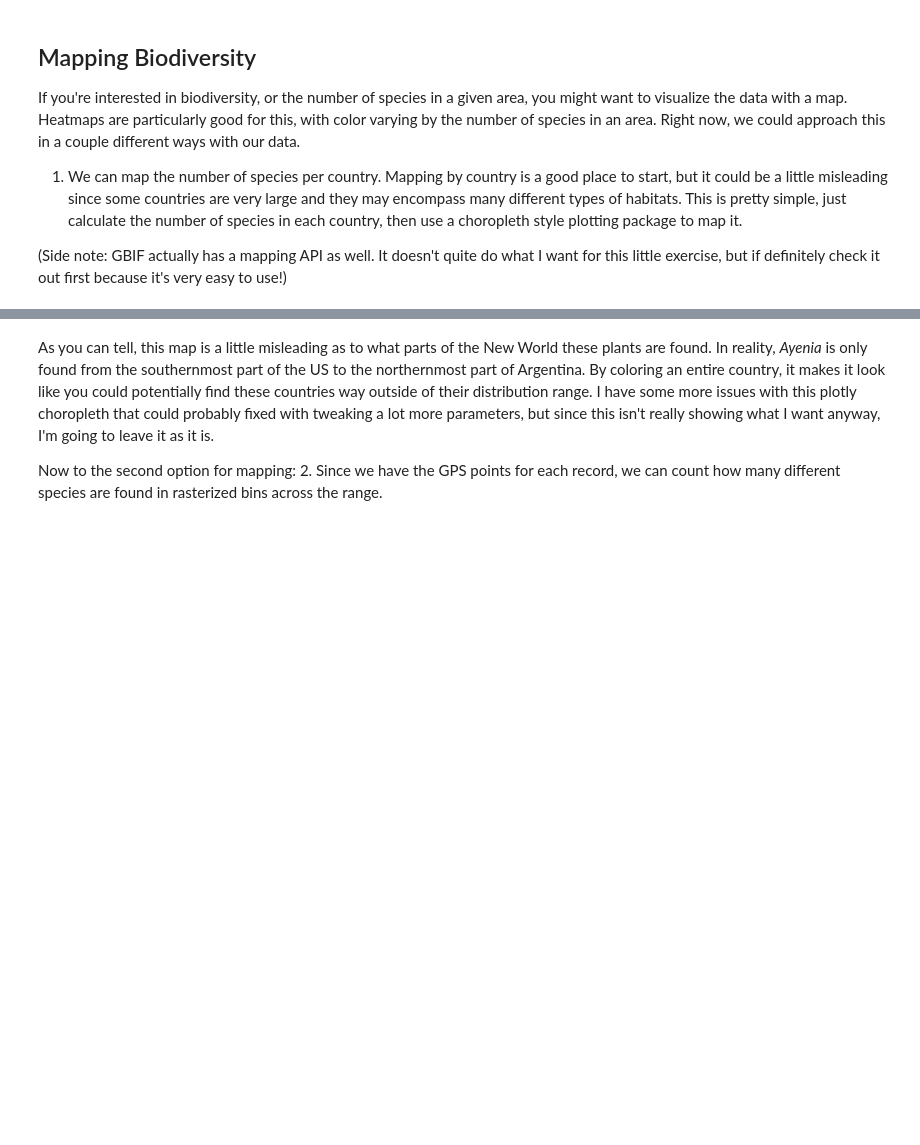
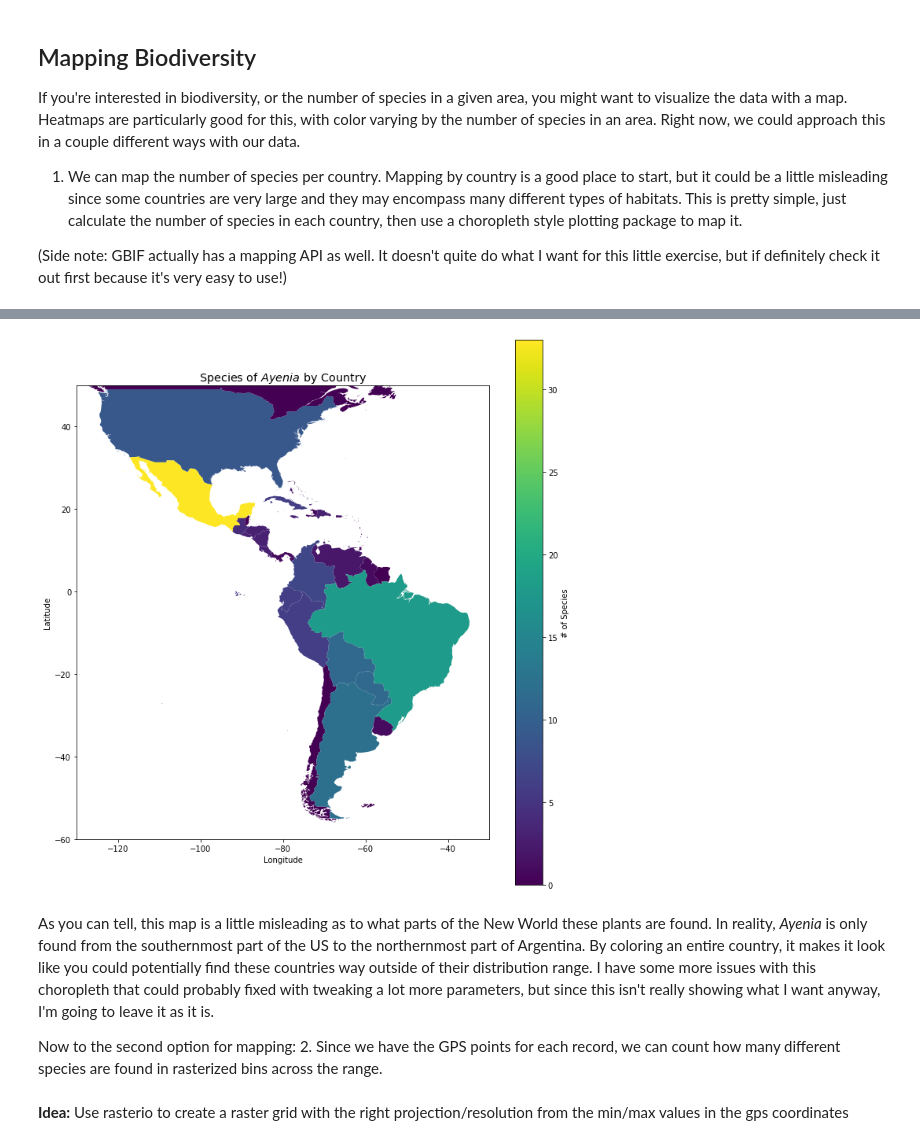
Before and after one commit to wvsharber/gbif-occurences, a Jupyter notebook: notebooks/GBIF_mapping.ipynb, the cells around one changed output, grey strips where cells are left out. Drawn from its saved outputs; the diff is of its cells as text; code cells hidden in the pictures; blank space fills up the shorter version.

Commit message:
make choropleth with geopandas

```diff
--- a/notebooks/GBIF_mapping.ipynb
+++ b/notebooks/GBIF_mapping.ipynb
@@ -23,8 +21,7 @@ import plotly.graph_objects as go
 # %%
-#The plotly choropleth mapper requires three-letter country codes, so here I'm creating a dictionary for translating
-#the country name to the appropriate code
+#Mapping by country is easiest when using the ISO three-letter codes for country
 c_codes = {}
-for each in list(df_cleaned['country'].unique()):
+for each in list(df['country'].unique()):
     c_codes[each] = None
 
 c_codes['Brazil'] = 'BRA'
@@ -56,5 +53,5 @@ c_codes['Virgin Islands, U.S.'] = 'VIR'
 c_codes['Montserrat'] = 'MSR'
 # %%
 #Create a new dataframe with just number of species per country and the country code
-df_plot = pd.DataFrame(df_cleaned.groupby('country')['species'].nunique().sort_values(ascending=False))
+df_plot = pd.DataFrame(df.groupby('country')['species'].nunique().sort_values(ascending=False))
 df_plot['code'] = df_plot.index.map(c_codes)
@@ -78,5 +58,32 @@ fig.show()
+# %%
+#Load a country map, restrict it to the New World, and join with the dataframe with species count
+countries = gpd.read_file("../data/ne_50m_admin_0_countries/ne_50m_admin_0_countries.shp", encoding = 'UTF-8')
+countries = countries[['NAME', 'ISO_A3', 'CONTINENT', 'geometry']]
+countries = countries[(countries['CONTINENT'] == 'North America') | (countries['CONTINENT'] == 'South America')]
+countries = countries.merge(df_plot, how = 'outer', left_on = 'ISO_A3', right_on = 'code')
+countries.drop('code', axis = 1, inplace = True)
+countries['species'].fillna(value = 0, inplace = True)
+countries.dropna(inplace = True)
+# %%
+fig, ax = plt.subplots(1, 1, figsize= (10, 10))
+
+countries.plot(column='species',
+               ax = ax,
+               legend = True,
+               legend_kwds={'label': "# of Species"})
+plt.xlim((-130, -30))
+plt.ylim((-60, 50))
+plt.xlabel('Longitude')
+plt.ylabel('Latitude')
+plt.title(r"Species of $Ayenia$ by Country", fontdict = {'fontsize': 'x-large'})
+plt.tight_layout()
+plt.savefig("Ayenia_choropleth.png", dpi = 300);
+# %% [output]
+[figure, added]
 # %% [markdown]
-As you can tell, this map is a little misleading as to what parts of the New World these plants are found. In reality, _Ayenia_ is only found from the southernmost part of the US to the northernmost part of Argentina. By coloring an entire country, it makes it look like you could potentially find these countries way outside of their distribution range. I have some more issues with this plotly choropleth that could probably fixed with tweaking a lot more parameters, but since this isn't really showing what I want anyway, I'm going to leave it as it is.
+As you can tell, this map is a little misleading as to what parts of the New World these plants are found. In reality, _Ayenia_ is only found from the southernmost part of the US to the northernmost part of Argentina. By coloring an entire country, it makes it look like you could potentially find these countries way outside of their distribution range. I have some more issues with this choropleth that could probably fixed with tweaking a lot more parameters, but since this isn't really showing what I want anyway, I'm going to leave it as it is.
 
 Now to the second option for mapping:
 2. Since we have the GPS points for each record, we can count how many different species are found in rasterized bins across the range.
+# %% [markdown]
+__Idea:__ Use rasterio to create a raster grid with the right projection/resolution from the min/max values in the gps coordinates
```
Also changed, not shown: parts of 3 cells of this notebook, 34 other files.
